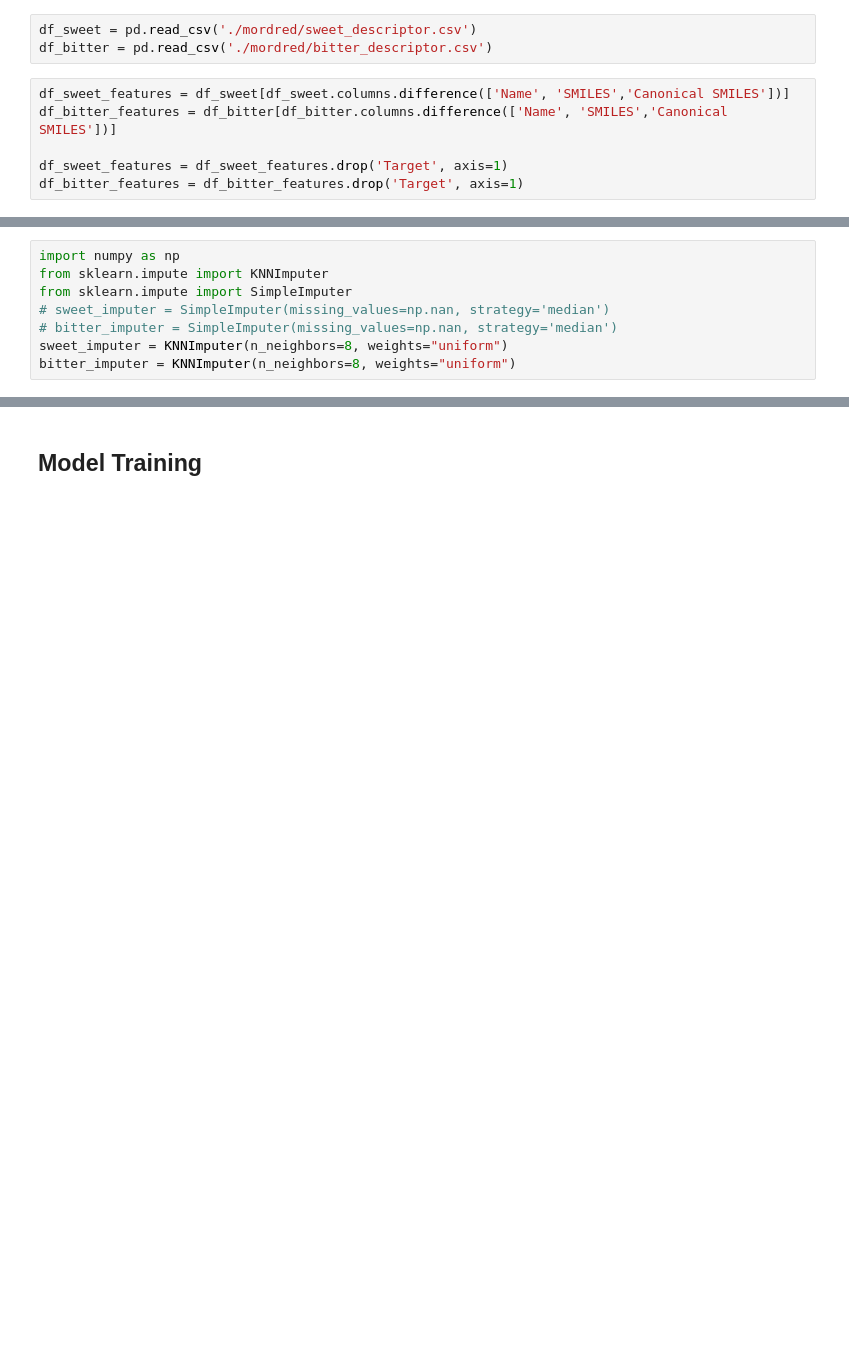
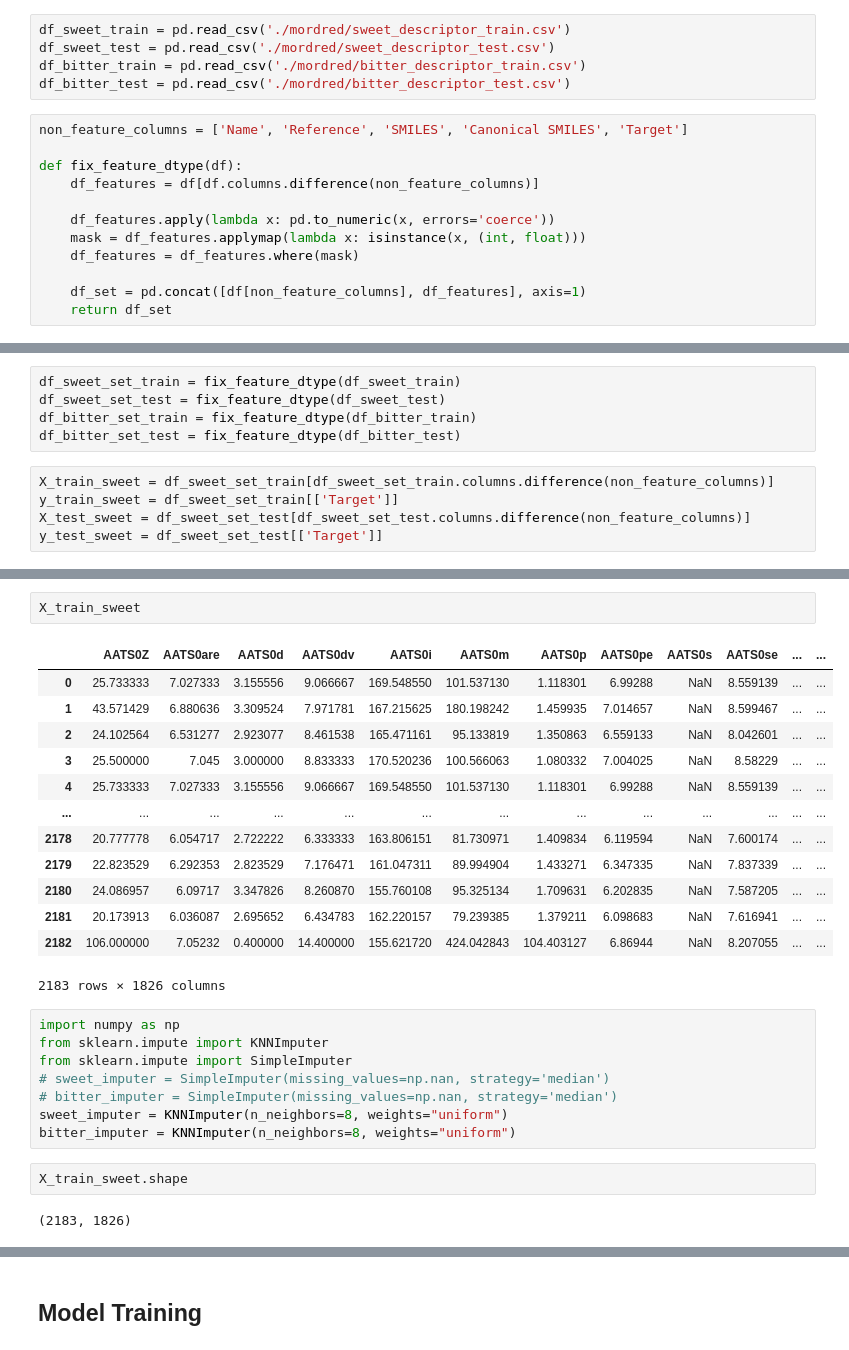
Before and after one commit to kristianespina/sweetboost, a Jupyter notebook: binary-train.ipynb, the cells around one changed output, grey strips where cells are left out. Saved outputs shown, nothing was run; the diff lists cells and outputs as text; blank space fills up the shorter version.

```diff
--- a/binary-train.ipynb
+++ b/binary-train.ipynb
@@ -3,9 +6,17 @@ import pandas as pd
 # %%
-df_sweet = pd.read_csv('./mordred/sweet_descriptor.csv')
-df_bitter = pd.read_csv('./mordred/bitter_descriptor.csv')
+df_sweet_train = pd.read_csv('./mordred/sweet_descriptor_train.csv')
+df_sweet_test = pd.read_csv('./mordred/sweet_descriptor_test.csv')
+df_bitter_train = pd.read_csv('./mordred/bitter_descriptor_train.csv')
+df_bitter_test = pd.read_csv('./mordred/bitter_descriptor_test.csv')
 # %%
-df_sweet_features = df_sweet[df_sweet.columns.difference(['Name', 'SMILES','Canonical SMILES'])]
-df_bitter_features = df_bitter[df_bitter.columns.difference(['Name', 'SMILES','Canonical SMILES'])]
+non_feature_columns = ['Name', 'Reference', 'SMILES', 'Canonical SMILES', 'Target']
 
-df_sweet_features = df_sweet_features.drop('Target', axis=1)
-df_bitter_features = df_bitter_features.drop('Target', axis=1)
+def fix_feature_dtype(df):
+    df_features = df[df.columns.difference(non_feature_columns)]
+
+    df_features.apply(lambda x: pd.to_numeric(x, errors='coerce'))
+    mask = df_features.applymap(lambda x: isinstance(x, (int, float)))
+    df_features = df_features.where(mask)
+
+    df_set = pd.concat([df[non_feature_columns], df_features], axis=1)
+    return df_set
@@ -26,0 +23,10 @@ X_train_bitter, X_test_bitter, y_train_bitter, y_test_bitter = train_test_split(
+# %%
+df_sweet_set_train = fix_feature_dtype(df_sweet_train)
+df_sweet_set_test = fix_feature_dtype(df_sweet_test)
+df_bitter_set_train = fix_feature_dtype(df_bitter_train)
+df_bitter_set_test = fix_feature_dtype(df_bitter_test)
+# %%
+X_train_sweet = df_sweet_set_train[df_sweet_set_train.columns.difference(non_feature_columns)]
+y_train_sweet = df_sweet_set_train[['Target']]
+X_test_sweet = df_sweet_set_test[df_sweet_set_test.columns.difference(non_feature_columns)]
+y_test_sweet = df_sweet_set_test[['Target']]
@@ -27,3 +53,19 @@ X_train_bitter, X_test_bitter, y_train_bitter, y_test_bitter = train_test_split(
+# %%
+X_train_sweet
+# %% [output]
+|  | AATS0Z | AATS0are | AATS0d | AATS0dv | AATS0i | AATS0m | AATS0p | AATS0pe | AATS0s | AATS0se | ... | ... |
+| 0 | 25.733333 | 7.027333 | 3.155556 | 9.066667 | 169.548550 | 101.537130 | 1.118301 | 6.99288 | NaN | 8.559139 | ... | ... |
+| 1 | 43.571429 | 6.880636 | 3.309524 | 7.971781 | 167.215625 | 180.198242 | 1.459935 | 7.014657 | NaN | 8.599467 | ... | ... |
+| 2 | 24.102564 | 6.531277 | 2.923077 | 8.461538 | 165.471161 | 95.133819 | 1.350863 | 6.559133 | NaN | 8.042601 | ... | ... |
+| 3 | 25.500000 | 7.045 | 3.000000 | 8.833333 | 170.520236 | 100.566063 | 1.080332 | 7.004025 | NaN | 8.58229 | ... | ... |
+| 4 | 25.733333 | 7.027333 | 3.155556 | 9.066667 | 169.548550 | 101.537130 | 1.118301 | 6.99288 | NaN | 8.559139 | ... | ... |
+| ... | ... | ... | ... | ... | ... | ... | ... | ... | ... | ... | ... | ... |
+| 2178 | 20.777778 | 6.054717 | 2.722222 | 6.333333 | 163.806151 | 81.730971 | 1.409834 | 6.119594 | NaN | 7.600174 | ... | ... |
+| 2179 | 22.823529 | 6.292353 | 2.823529 | 7.176471 | 161.047311 | 89.994904 | 1.433271 | 6.347335 | NaN | 7.837339 | ... | ... |
+| 2180 | 24.086957 | 6.09717 | 3.347826 | 8.260870 | 155.760108 | 95.325134 | 1.709631 | 6.202835 | NaN | 7.587205 | ... | ... |
+| 2181 | 20.173913 | 6.036087 | 2.695652 | 6.434783 | 162.220157 | 79.239385 | 1.379211 | 6.098683 | NaN | 7.616941 | ... | ... |
+| 2182 | 106.000000 | 7.05232 | 0.400000 | 14.400000 | 155.621720 | 424.042843 | 104.403127 | 6.86944 | NaN | 8.207055 | ... | ... |
+2183 rows × 1826 columns
 # %%
 import numpy as np
 from sklearn.impute import KNNImputer
@@ -32,3 +74,7 @@ from sklearn.impute import SimpleImputer
 # bitter_imputer = SimpleImputer(missing_values=np.nan, strategy='median')
 sweet_imputer = KNNImputer(n_neighbors=8, weights="uniform")
 bitter_imputer = KNNImputer(n_neighbors=8, weights="uniform")
+# %%
+X_train_sweet.shape
+# %% [output]
+(2183, 1826)
```
Also changed, not shown: parts of 66 cells of this notebook, 1 other file.
